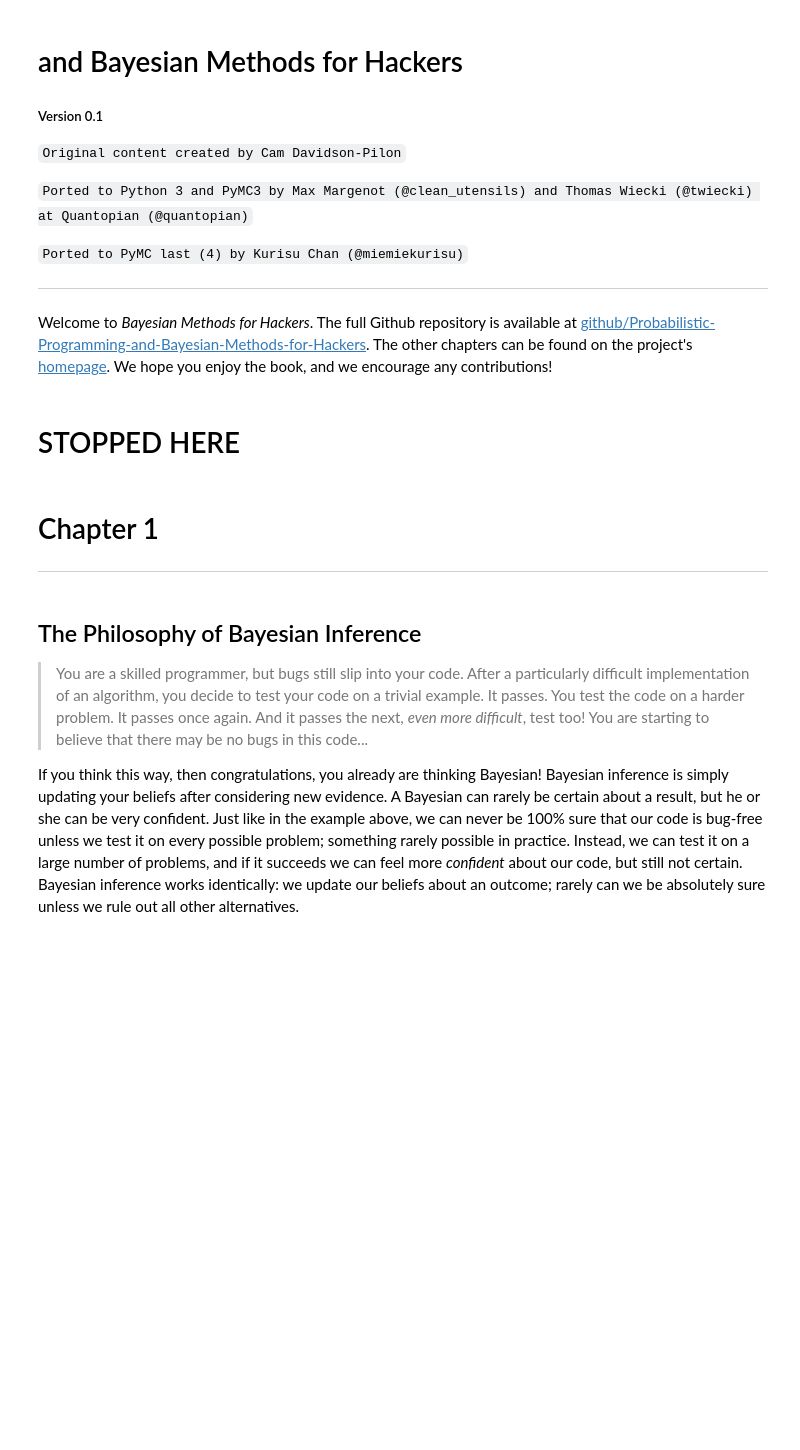
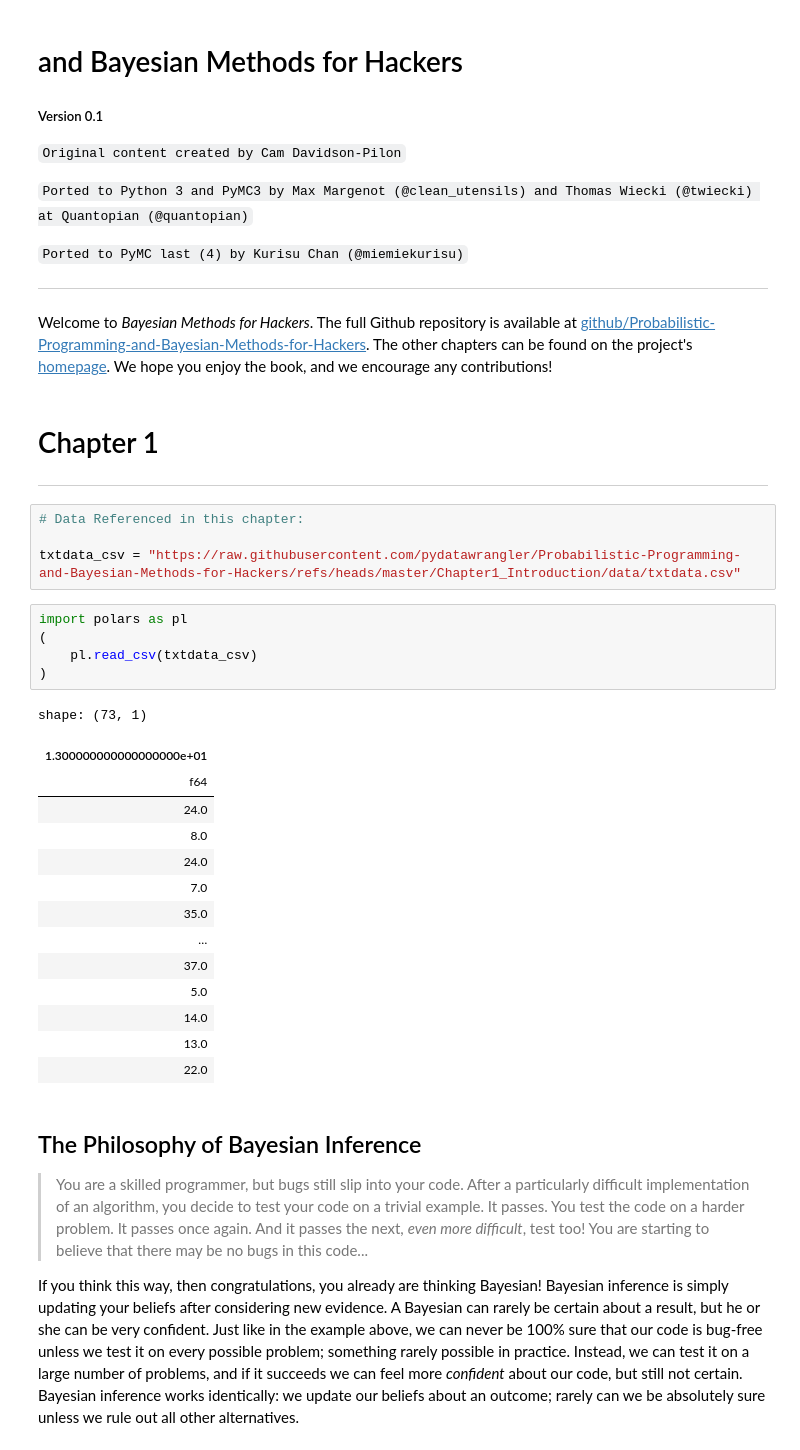
Before and after one commit to pydatawrangler/Probabilistic-Programming-and-Bayesian-Methods-for-Hackers, a Jupyter notebook: Chapter1_Introduction/Ch1_Introduction_PyMC_current.ipynb, the cells around one changed output. Saved outputs shown, nothing was run; the diff lists cells and outputs as text; blank space fills up the shorter version.

Commit message:
added cell with reference to txtdata.csv file

```diff
--- a/Chapter1_Introduction/Ch1_Introduction_PyMC_current.ipynb
+++ b/Chapter1_Introduction/Ch1_Introduction_PyMC_current.ipynb
@@ -17,12 +17,34 @@ ___
 
 
 Welcome to *Bayesian Methods for Hackers*. The full Github repository is available at [github/Probabilistic-Programming-and-Bayesian-Methods-for-Hackers](https://github.com/CamDavidsonPilon/Probabilistic-Programming-and-Bayesian-Methods-for-Hackers). The other chapters can be found on the project's [homepage](https://camdavidsonpilon.github.io/Probabilistic-Programming-and-Bayesian-Methods-for-Hackers/). We hope you enjoy the book, and we encourage any contributions!
-# %% [markdown]
-# STOPPED HERE
 # %% [markdown]
 Chapter 1
 ======
 ***
+# %%
+# Data Referenced in this chapter:
+
+txtdata_csv = "https://raw.githubusercontent.com/pydatawrangler/Probabilistic-Programming-and-Bayesian-Methods-for-Hackers/refs/heads/master/Chapter1_Introduction/data/txtdata.csv"
+# %%
+import polars as pl
+(
+    pl.read_csv(txtdata_csv)
+)
+# %% [output]
+shape: (73, 1)
+| 1.300000000000000000e+01 |
+| f64 |
+| 24.0 |
+| 8.0 |
+| 24.0 |
+| 7.0 |
+| 35.0 |
+| … |
+| 37.0 |
+| 5.0 |
+| 14.0 |
+| 13.0 |
+| 22.0 |
 # %% [markdown]
 The Philosophy of Bayesian Inference
 ------
```
